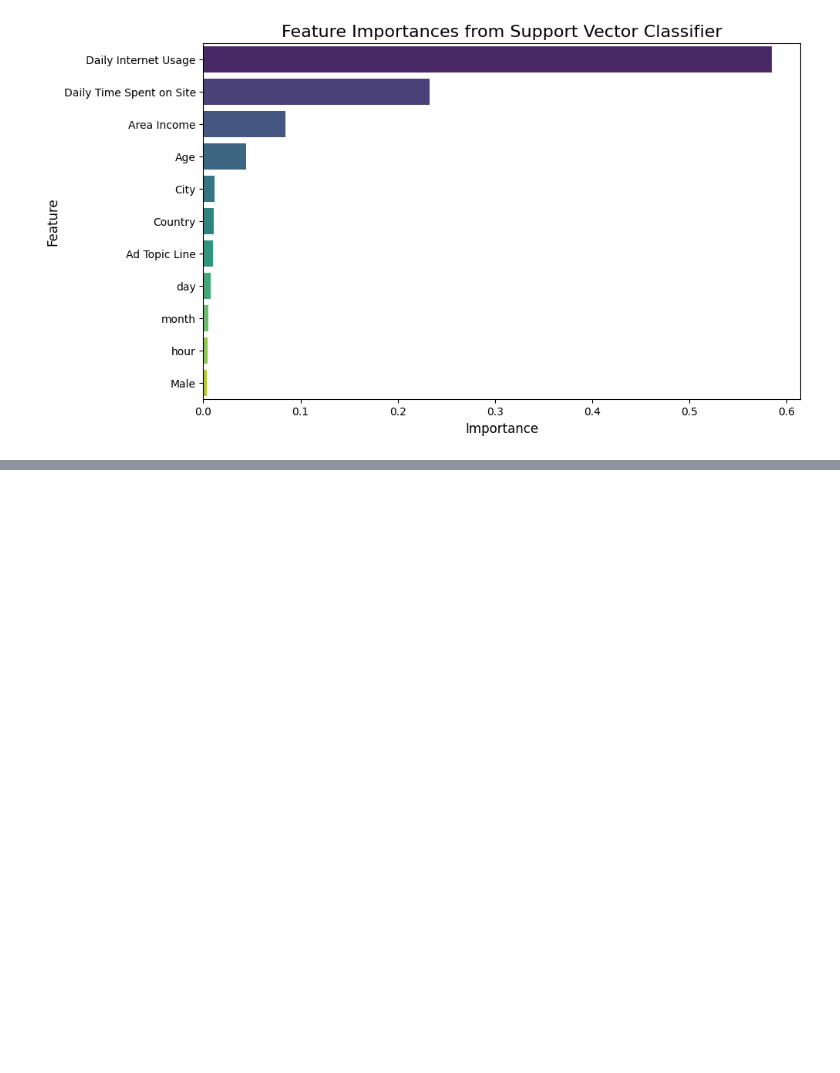
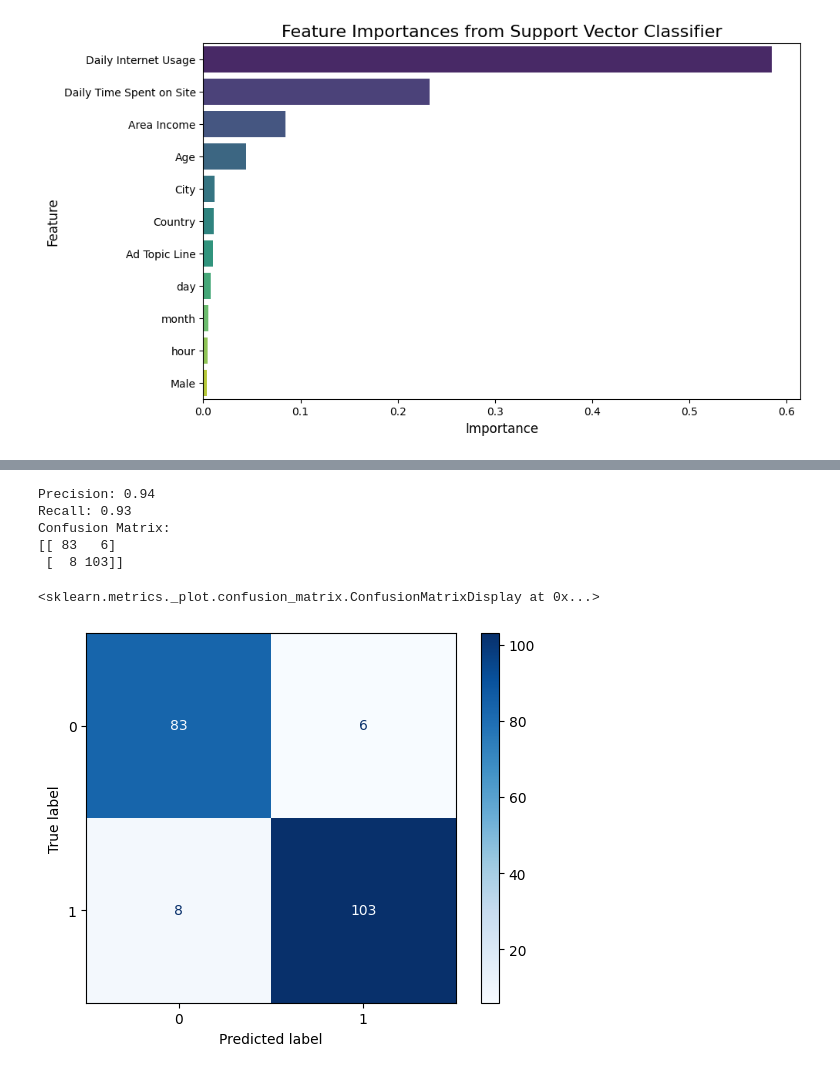
Before and after one commit to Venkat-2341/Ad_click_prediction, a Jupyter notebook: experiments/modelling.ipynb, the cells around one changed output, grey strips where cells are left out. Saved outputs shown, nothing was run; the diff lists cells and outputs as text; code cells hidden in the pictures; blank space fills up the shorter version.

Commit message:
added lgbm and exported rf model

```diff
--- a/experiments/modelling.ipynb
+++ b/experiments/modelling.ipynb
@@ -454,0 +458,28 @@ Passing `palette` without assigning `hue` is deprecated and will be removed in v
+# %%
+lgb_model = lgb.LGBMClassifier(random_state=42)
+
+param_grid = {
+    'num_leaves': [31, 40, 50],
+    'max_depth': [-1, 10, 20],
+    'learning_rate': [0.05, 0.1, 0.2],
+    'n_estimators': [50, 100, 200],
+    'subsample': [0.6, 0.8, 1.0]
+}
+
+grid_search = GridSearchCV(estimator=lgb_model,
+                           param_grid=param_grid,
+                           cv=5,
+                           scoring='accuracy',
+                           n_jobs=-1,
+                           verbose=1)
+
+grid_search.fit(X_train, y_train)
+
+print("Best Parameters found: ", grid_search.best_params_)
+print("Best accuracy", grid_search.best_score_)
+
+best_model = grid_search.best_estimator_
+
+y_pred = best_model.predict(X_test)
+
+print(f"Accuracy on test set: {accuracy_score(y_test, y_pred)}")
@@ -454,0 +505,21 @@ Passing `palette` without assigning `hue` is deprecated and will be removed in v
+# %%
+precision = precision_score(y_test, y_pred)
+print(f"Precision: {precision:.2f}")
+
+recall = recall_score(y_test, y_pred)
+print(f"Recall: {recall:.2f}")
+
+conf_matrix = confusion_matrix(y_test, y_pred)
+print("Confusion Matrix:")
+print(conf_matrix)
+
+disp = ConfusionMatrixDisplay(confusion_matrix=conf_matrix, display_labels=best_model_svc.classes_)
+disp.plot(cmap='Blues')
+# %% [output]
+Precision: 0.94
+Recall: 0.93
+Confusion Matrix:
+[[ 83   6]
+ [  8 103]]
+<sklearn.metrics._plot.confusion_matrix.ConfusionMatrixDisplay at 0x...>
+[figure, added]
```
Also changed, not shown: parts of 6 cells of this notebook, 1 other file.
